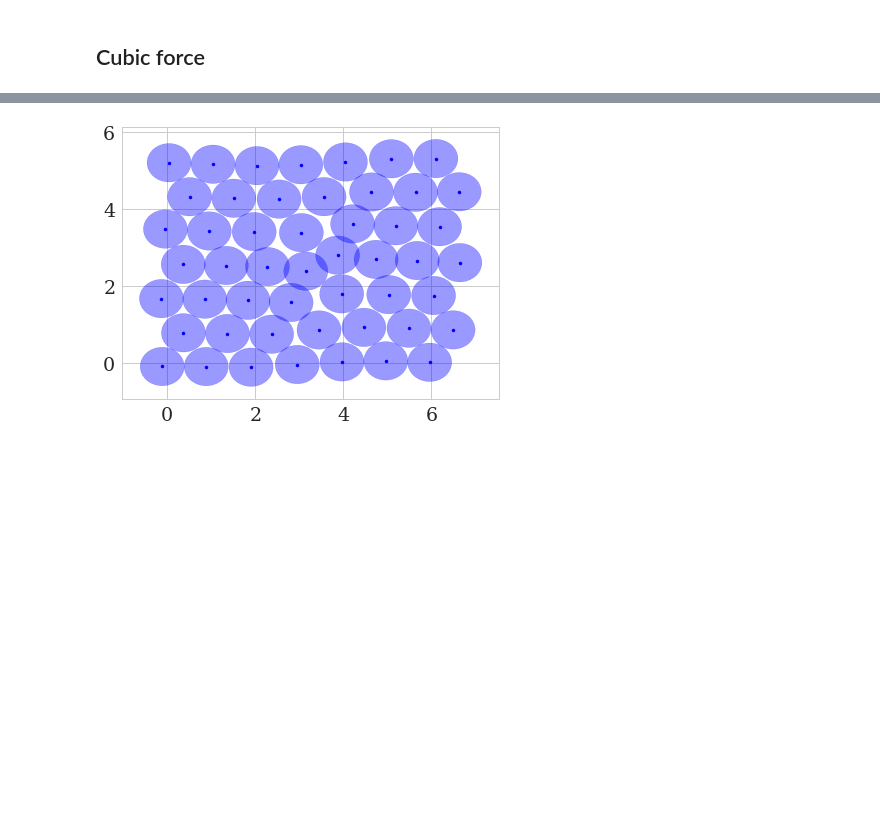
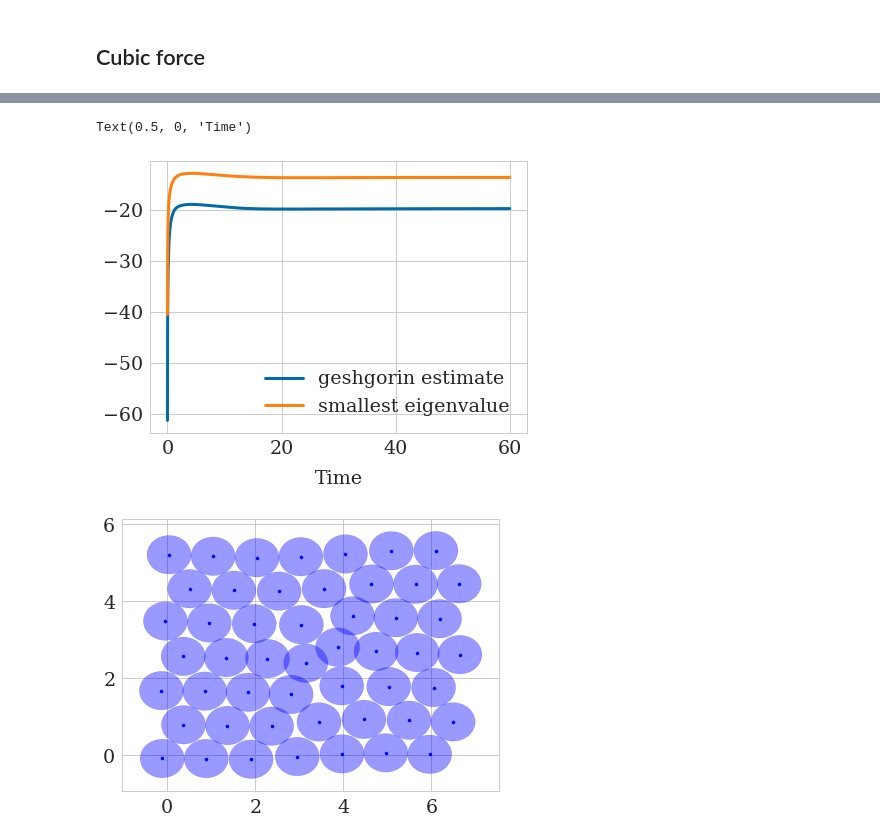
Before and after one commit to somathias/cbmos, a Jupyter notebook: exp-draft_global_adaptivity_locally_compressed_monolayer_eigenvalues.ipynb, the cells around one changed output, grey strips where cells are left out. Cells and saved outputs as stored; diff of their text form; code cells hidden in the pictures; blank space fills up the shorter version.

```diff
--- a/exp-draft_global_adaptivity_locally_compressed_monolayer_eigenvalues.ipynb
+++ b/exp-draft_global_adaptivity_locally_compressed_monolayer_eigenvalues.ipynb
@@ -183,0 +202,2 @@ eigenvectors_cubic = eigenvectors_cubic.reshape((-1,50*dim, 50*dim), order='F')
+# %%
+gg_estimates = np.loadtxt('geshgorin'+filename_ending['cubic']+'.txt')
@@ -184,3 +224,11 @@ eigenvectors_cubic = eigenvectors_cubic.reshape((-1,50*dim, 50*dim), order='F')
+# %%
+plt.plot(ts[1:], gg_estimates, label='geshgorin estimate')
+plt.plot(ts[1:], eigenvalues_cubic[:,0], label='smallest eigenvalue')
+plt.legend()
+plt.xlabel('Time')
+# %% [output]
+Text(0.5, 0, 'Time')
+[figure, added]
 # %%
 plot_population(history[-1])
 # %% [output]
```
Also changed, not shown: parts of 7 cells of this notebook, 6 other files.
